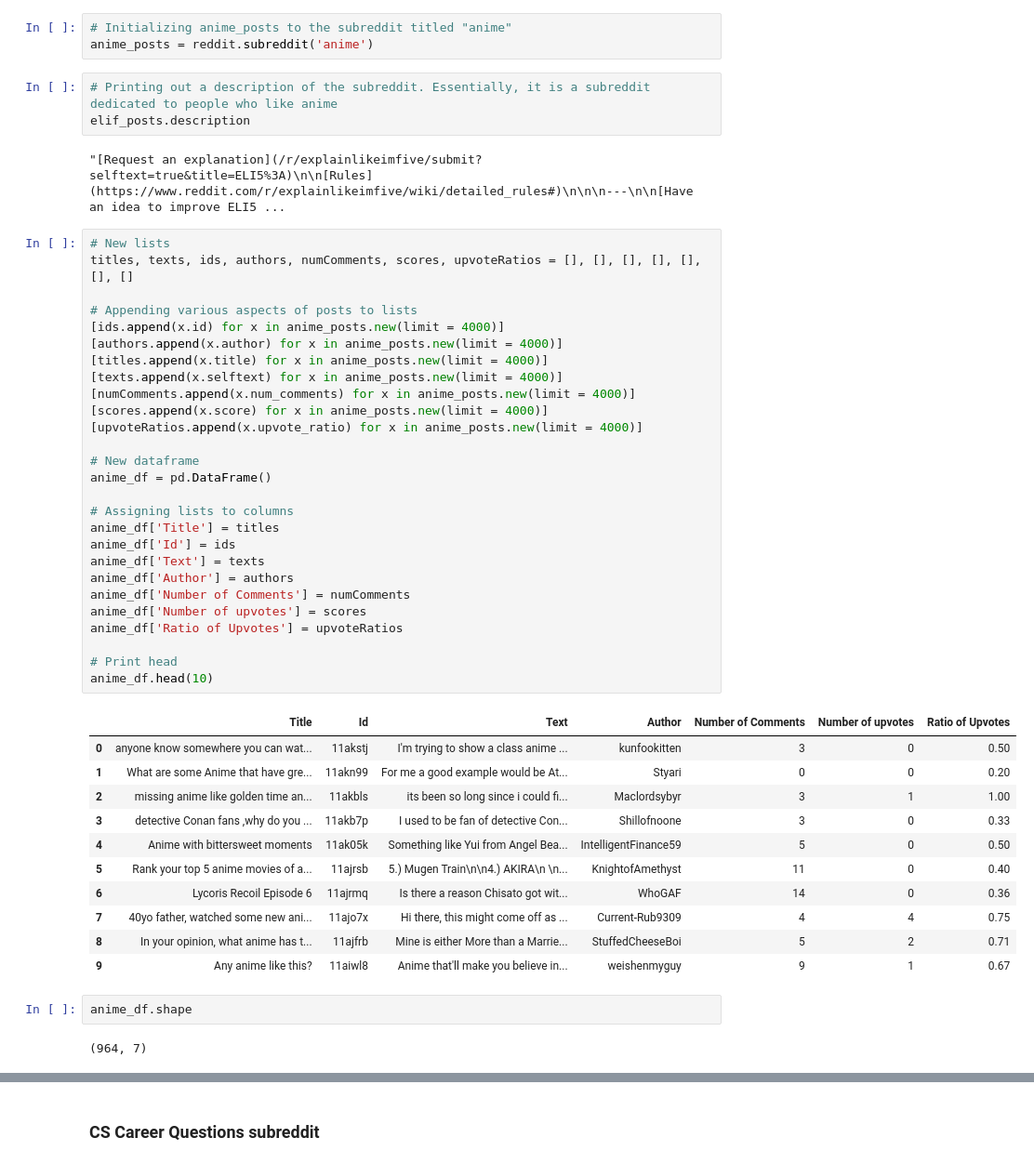
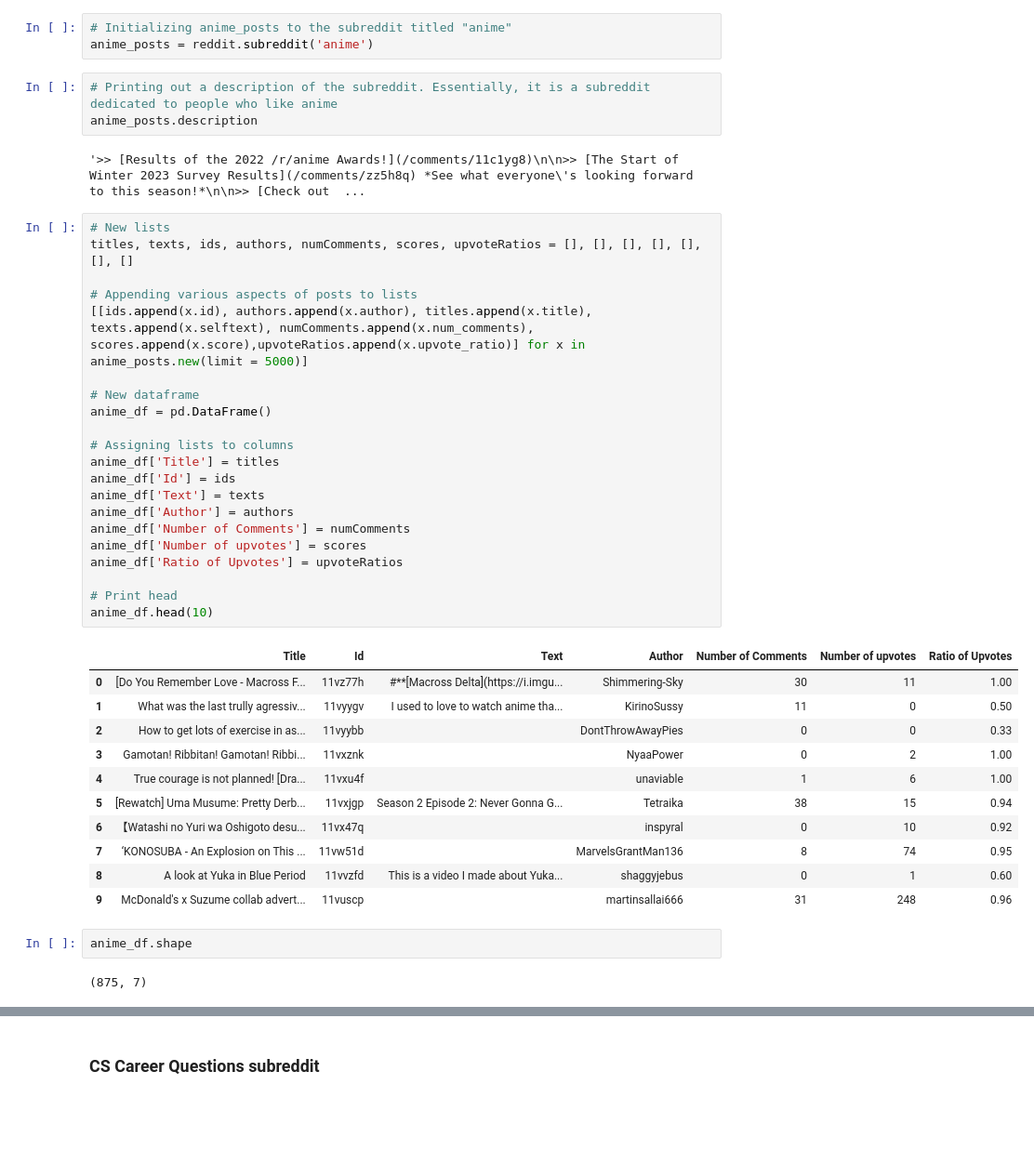
Before and after one commit to Data-Science-for-Linguists-2023/For-Reddit-Grammaticality-Analysis, a Jupyter notebook: notebooks/dataCollection.ipynb, the cells around one changed output, grey strips where cells are left out. Shown at 93% size. Cells and saved outputs as stored; diff of their text form; blank space fills up the shorter version.

```diff
--- a/notebooks/dataCollection.ipynb
+++ b/notebooks/dataCollection.ipynb
@@ -508,52 +713,46 @@ The seventh subreddit that I will be collecting and cleaning up posts from is [r
 anime_posts = reddit.subreddit('anime')
 # %%
 # Printing out a description of the subreddit. Essentially, it is a subreddit dedicated to people who like anime
-elif_posts.description
+anime_posts.description
 # %% [output]
-"[Request an explanation](/r/explainlikeimfive/submit?selftext=true&title=ELI5%3A)\n\n[Rules](https://www.reddit.com/r/explainlikeimfive/wiki/detailed_rules#)\n\n\n---\n\n[Have an idea to improve ELI5 ...
+'>> [Results of the 2022 /r/anime Awards!](/comments/11c1yg8)\n\n>> [The Start of Winter 2023 Survey Results](/comments/zz5h8q) *See what everyone\'s looking forward to this season!*\n\n>> [Check out  ...
 # %%
 # New lists
 titles, texts, ids, authors, numComments, scores, upvoteRatios = [], [], [], [], [], [], []
 
 # Appending various aspects of posts to lists
-[ids.append(x.id) for x in anime_posts.new(limit = 4000)]
-[authors.append(x.author) for x in anime_posts.new(limit = 4000)]
-[titles.append(x.title) for x in anime_posts.new(limit = 4000)]
-[texts.append(x.selftext) for x in anime_posts.new(limit = 4000)]
-[numComments.append(x.num_comments) for x in anime_posts.new(limit = 4000)]
-[scores.append(x.score) for x in anime_posts.new(limit = 4000)]
-[upvoteRatios.append(x.upvote_ratio) for x in anime_posts.new(limit = 4000)]
+[[ids.append(x.id), authors.append(x.author), titles.append(x.title), texts.append(x.selftext), numComments.append(x.num_comments), scores.append(x.score),upvoteRatios.append(x.upvote_ratio)] for x in anime_posts.new(limit = 5000)]
 
 # New dataframe
 anime_df = pd.DataFrame()
 
 # Assigning lists to columns
 anime_df['Title'] = titles
 anime_df['Id'] = ids
 anime_df['Text'] = texts
 anime_df['Author'] = authors
 anime_df['Number of Comments'] = numComments
 anime_df['Number of upvotes'] = scores
 anime_df['Ratio of Upvotes'] = upvoteRatios
 
 # Print head
 anime_df.head(10)
 # %% [output]
 |  | Title | Id | Text | Author | Number of Comments | Number of upvotes | Ratio of Upvotes |
-| 0 | anyone know somewhere you can wat... | 11akstj | I'm trying to show a class anime ... | kunfookitten | 3 | 0 | 0.50 |
-| 1 | What are some Anime that have gre... | 11akn99 | For me a good example would be At... | Styari | 0 | 0 | 0.20 |
-| 2 | missing anime like golden time an... | 11akbls | its been so long since i could fi... | Maclordsybyr | 3 | 1 | 1.00 |
-| 3 | detective Conan fans ,why do you ... | 11akb7p | I used to be fan of detective Con... | Shillofnoone | 3 | 0 | 0.33 |
-| 4 | Anime with bittersweet moments | 11ak05k | Something like Yui from Angel Bea... | IntelligentFinance59 | 5 | 0 | 0.50 |
-| 5 | Rank your top 5 anime movies of a... | 11ajrsb | 5.) Mugen Train\n\n4.) AKIRA\n \n... | KnightofAmethyst | 11 | 0 | 0.40 |
-| 6 | Lycoris Recoil Episode 6 | 11ajrmq | Is there a reason Chisato got wit... | WhoGAF | 14 | 0 | 0.36 |
-| 7 | 40yo father, watched some new ani... | 11ajo7x | Hi there, this might come off as ... | Current-Rub9309 | 4 | 4 | 0.75 |
-| 8 | In your opinion, what anime has t... | 11ajfrb | Mine is either More than a Marrie... | StuffedCheeseBoi | 5 | 2 | 0.71 |
-| 9 | Any anime like this? | 11aiwl8 | Anime that'll make you believe in... | weishenmyguy | 9 | 1 | 0.67 |
+| 0 | [Do You Remember Love - Macross F... | 11vz77h | #**[Macross Delta](https://i.imgu... | Shimmering-Sky | 30 | 11 | 1.00 |
+| 1 | What was the last trully agressiv... | 11vyygv | I used to love to watch anime tha... | KirinoSussy | 11 | 0 | 0.50 |
+| 2 | How to get lots of exercise in as... | 11vyybb |  | DontThrowAwayPies | 0 | 0 | 0.33 |
+| 3 | Gamotan! Ribbitan! Gamotan! Ribbi... | 11vxznk |  | NyaaPower | 0 | 2 | 1.00 |
+| 4 | True courage is not planned! [Dra... | 11vxu4f |  | unaviable | 1 | 6 | 1.00 |
+| 5 | [Rewatch] Uma Musume: Pretty Derb... | 11vxjgp | Season 2 Episode 2: Never Gonna G... | Tetraika | 38 | 15 | 0.94 |
+| 6 | 【Watashi no Yuri wa Oshigoto desu... | 11vx47q |  | inspyral | 0 | 10 | 0.92 |
+| 7 | ‘KONOSUBA - An Explosion on This ... | 11vw51d |  | MarvelsGrantMan136 | 8 | 74 | 0.95 |
+| 8 | A look at Yuka in Blue Period | 11vvzfd | This is a video I made about Yuka... | shaggyjebus | 0 | 1 | 0.60 |
+| 9 | McDonald's x Suzume collab advert... | 11vuscp |  | martinsallai666 | 31 | 248 | 0.96 |
 # %%
 anime_df.shape
 # %% [output]
-(964, 7)
+(875, 7)
 # %%
 anime_df.replace('', np.nan, inplace = True)
 anime_df.dropna(inplace = True)
```
Also changed, not shown: parts of 111 cells of this notebook, 1 other file.
